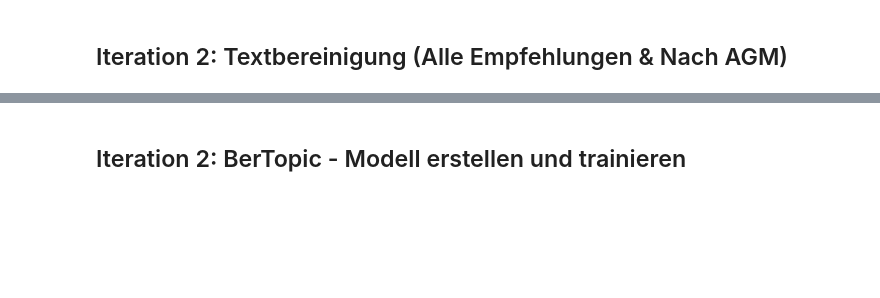
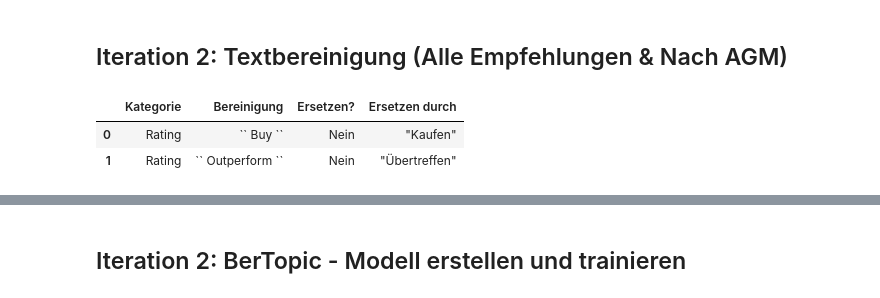
Before and after one commit to GitHappensI/NLP-Analyst-Recommendation-Project, a Jupyter notebook: Analysten_Sentimentanalyse_TopicModelling.ipynb, the cells around one changed output, grey strips where cells are left out. Cells and saved outputs as stored; diff of their text form; code cells hidden in the pictures; blank space fills up the shorter version.

```diff
--- a/Analysten_Sentimentanalyse_TopicModelling.ipynb
+++ b/Analysten_Sentimentanalyse_TopicModelling.ipynb
@@ -408,0 +393,8 @@ stopwords_custom = ['euro','vorliegenden','analyst','analystin','wilson','andrew
+# %%
+# Liste mit vorzunehmenden Bereinigungen
+df_cleaning_cluster = pd.read_excel("data_cleaning_cluster.xlsx")
+df_cleaning_cluster.head(2)
+# %% [output]
+|  | Kategorie | Bereinigung | Ersetzen? | Ersetzen durch |
+| 0 | Rating | `` Buy `` | Nein | "Kaufen" |
+| 1 | Rating | `` Outperform `` | Nein | "Übertreffen" |
```
Also changed, not shown: parts of 24 cells of this notebook, 3 other files.
